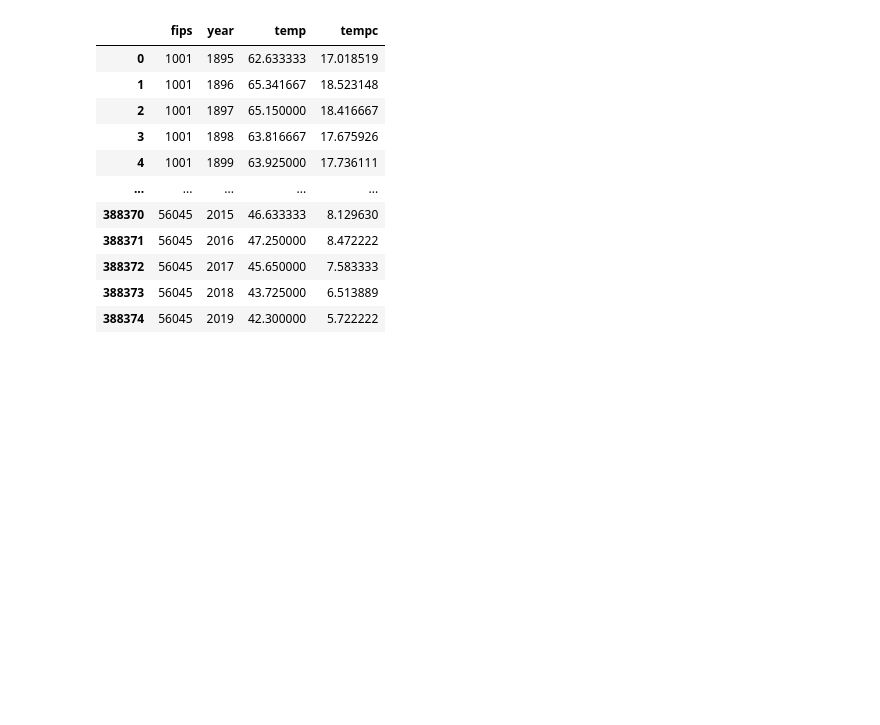
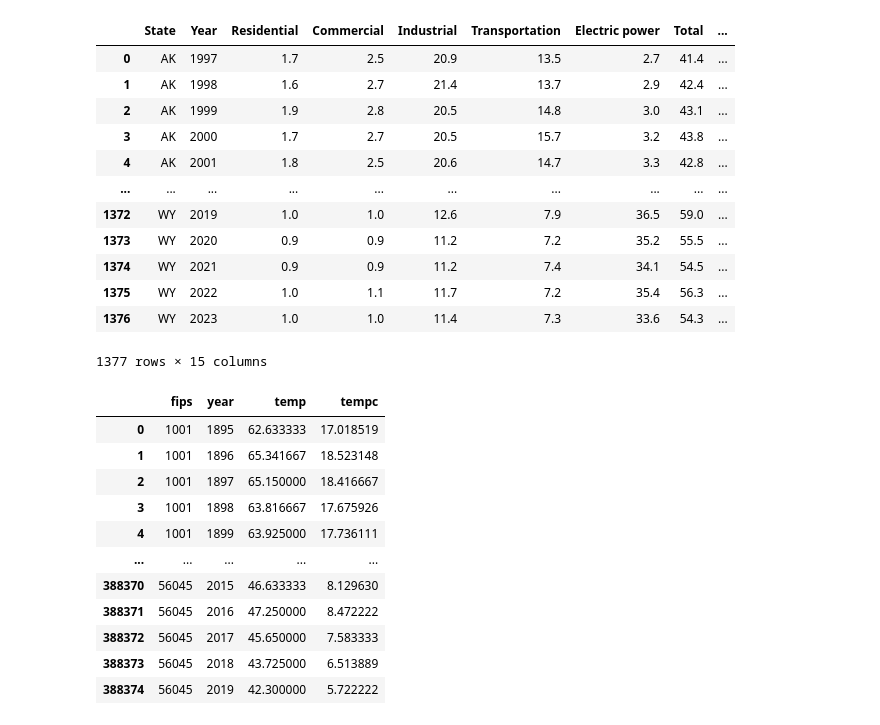
Before and after one commit to nicholassmithgall/sigAIDA-energy-analysis, a Jupyter notebook: XGBoost with source and sector.ipynb, the cells around one changed output. Drawn from its saved outputs; the diff is of its cells as text; code cells hidden in the pictures; blank space fills up the shorter version.

Commit message:
added indicator other

```diff
--- a/XGBoost with source and sector.ipynb
+++ b/XGBoost with source and sector.ipynb
@@ -15,38 +15,58 @@ source_sheets = ['Coal', 'Natural gas', 'Petroleum']
 
 sector_file_path = 'data/co2_sector.xlsx'
 sector_sheets = ['Residential','Commercial','Industrial','Transportation','Electric power','Total']
+
+other_file_path = 'data/indicator_other.xlsx'
+other_sheets = ['Total population','Real GDP','HDD','CDD']
 
 def load_excel_data(path, sheet_list):
     merged_df = None
     for sheet in sheet_list:
 
         df = pd.read_excel(path, sheet_name=sheet, skiprows=2)
 
 
         df_melt = df.melt(id_vars=['State'], var_name='Year', value_name=sheet)
         df_melt['Year'] = pd.to_numeric(df_melt['Year'], errors='coerce')
 
         if merged_df is None:
             merged_df = df_melt
         else:
             merged_df = pd.merge(merged_df, df_melt, on=['State', 'Year'], how='outer')
 
 
     merged_df = merged_df.dropna(subset=['Year'])
     merged_df['Year'] = merged_df['Year'].astype(int)
     merged_df = merged_df[merged_df['State'] != 'US'].dropna()
     return merged_df
 
 df_sector = load_excel_data(sector_file_path, sector_sheets)
 df_source = load_excel_data(source_file_path, source_sheets)
+df_other = load_excel_data(other_file_path,other_sheets)
 
 df_clean = pd.merge(df_sector, df_source, on=['State', 'Year'], how='inner')
+df_clean = pd.merge(df_clean, df_other, on=['State', 'Year'], how='inner')
 
 states = df_clean['State'].unique()
 
 predictions = {}
 
 df_clean['State'] = df_clean['State'].astype('category')
+df_clean
+# %% [output]
+|  | State | Year | Residential | Commercial | Industrial | Transportation | Electric power | Total | ... |
+| 0 | AK | 1997 | 1.7 | 2.5 | 20.9 | 13.5 | 2.7 | 41.4 | ... |
+| 1 | AK | 1998 | 1.6 | 2.7 | 21.4 | 13.7 | 2.9 | 42.4 | ... |
+| 2 | AK | 1999 | 1.9 | 2.8 | 20.5 | 14.8 | 3.0 | 43.1 | ... |
+| 3 | AK | 2000 | 1.7 | 2.7 | 20.5 | 15.7 | 3.2 | 43.8 | ... |
+| 4 | AK | 2001 | 1.8 | 2.5 | 20.6 | 14.7 | 3.3 | 42.8 | ... |
+| ... | ... | ... | ... | ... | ... | ... | ... | ... | ... |
+| 1372 | WY | 2019 | 1.0 | 1.0 | 12.6 | 7.9 | 36.5 | 59.0 | ... |
+| 1373 | WY | 2020 | 0.9 | 0.9 | 11.2 | 7.2 | 35.2 | 55.5 | ... |
+| 1374 | WY | 2021 | 0.9 | 0.9 | 11.2 | 7.4 | 34.1 | 54.5 | ... |
+| 1375 | WY | 2022 | 1.0 | 1.1 | 11.7 | 7.2 | 35.4 | 56.3 | ... |
+| 1376 | WY | 2023 | 1.0 | 1.0 | 11.4 | 7.3 | 33.6 | 54.3 | ... |
+1377 rows × 15 columns
 # %%
 df_60s = df_clean[(df_clean['Year'] >= 1960) & (df_clean['Year'] <= 1969)]
 df_70s = df_clean[(df_clean['Year'] >= 1970) & (df_clean['Year'] <= 1979)]
```
Also changed, not shown: parts of 2 cells of this notebook.
